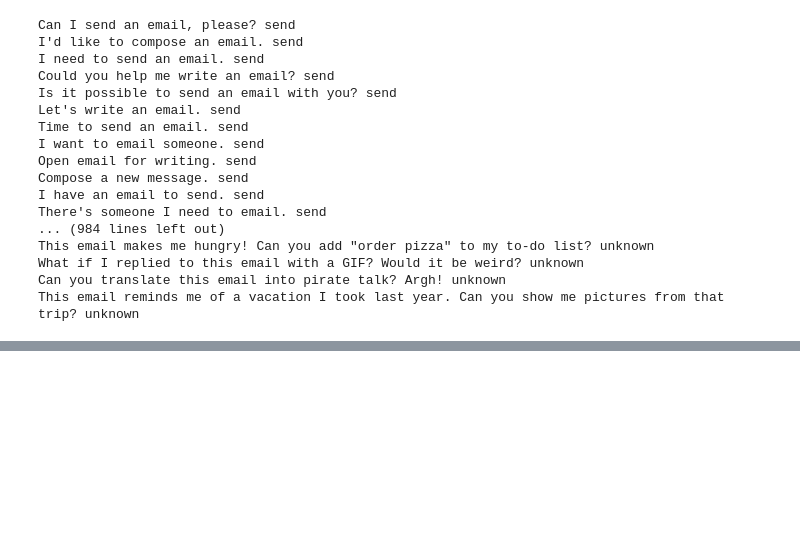
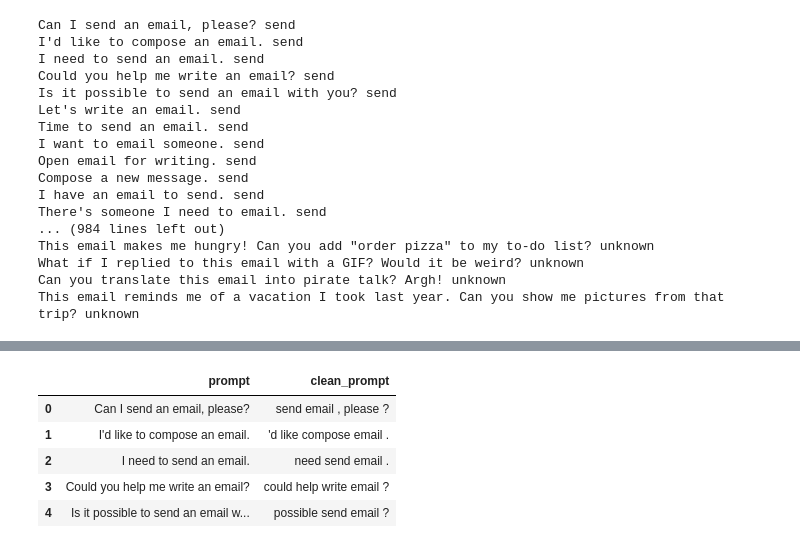
Before and after one commit to mronceroo/NLP_DIGITAL_PORTFOLIO, a Jupyter notebook: S08_1_exercises_before.ipynb, the cells around one changed output, grey strips where cells are left out. Drawn from its saved outputs; the diff is of its cells as text; code cells hidden in the pictures; blank space fills up the shorter version.

Commit message:
text preprocesed

```diff
--- a/S08_1_exercises_before.ipynb
+++ b/S08_1_exercises_before.ipynb
@@ -39,11 +39,12 @@ This email reminds me of a vacation I took last year. Can you show me pictures f
 import nltk
 from nltk.tokenize import word_tokenize
 from nltk.corpus import stopwords
-from nltk.stem import PorterStemmer
+from nltk.stem import PorterStemmer, WordNetLemmatizer
 
 #nltk.download('punkt') Ejecutar cuando no se tenga
 #nltk.download('stopwords')
 #nltk.download('wordnet')
 
 stemmer = PorterStemmer()
+lemmatizer = WordNetLemmatizer()
 stop_words = set(stopwords.words('english'))
@@ -59,0 +51,28 @@ stop_words = set(stopwords.words('english'))
+# %%
+def preprocess_text(text):
+    tokens = word_tokenize(text.lower())
+
+    remove_stop= []
+    clean_words=[]
+
+    for word in tokens:
+        if word.lower() not in stop_words:
+            remove_stop.append(word)
+
+    for word in remove_stop:
+        lemma = lemmatizer.lemmatize(word)
+        clean_words.append(lemma)
+
+    return " ".join(clean_words)
+
+
+df['clean_prompt']= df['prompt'].apply(preprocess_text)
+
+df[['prompt', 'clean_prompt']].head()
+# %% [output]
+|  | prompt | clean_prompt |
+| 0 | Can I send an email, please? | send email , please ? |
+| 1 | I'd like to compose an email. | 'd like compose email . |
+| 2 | I need to send an email. | need send email . |
+| 3 | Could you help me write an email? | could help write email ? |
+| 4 | Is it possible to send an email w... | possible send email ? |
```
Also changed, not shown: parts of 1 cell of this notebook.
